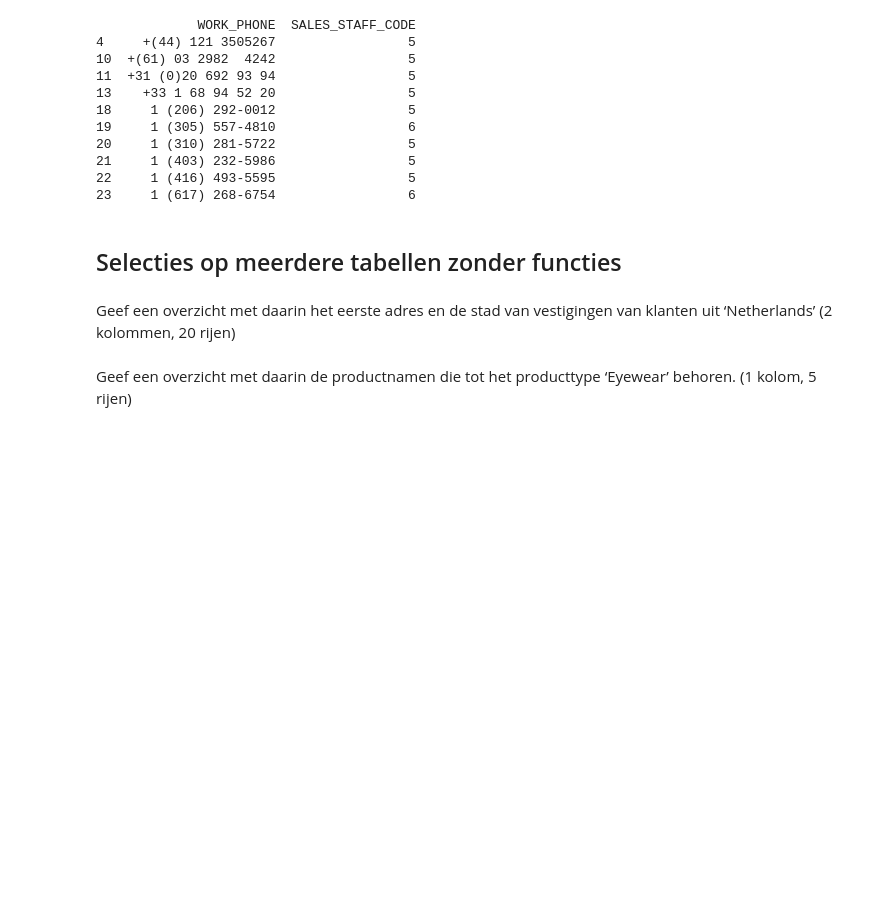
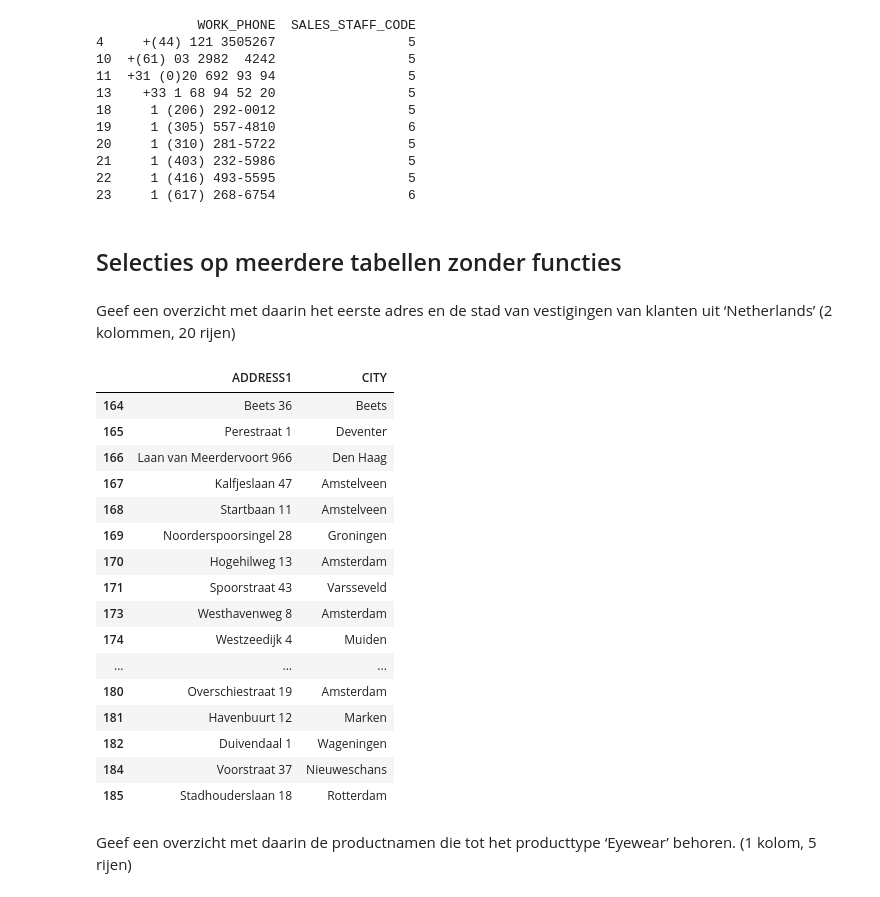
Before and after one commit to HumbertodeCastro/DEDS_portofolio, a Jupyter notebook: Practicum_2.3_Opdrachten.ipynb, the cells around one changed output. Drawn from its saved outputs; the diff is of its cells as text; code cells hidden in the pictures; blank space fills up the shorter version.

```diff
--- a/Practicum_2.3_Opdrachten.ipynb
+++ b/Practicum_2.3_Opdrachten.ipynb
@@ -218,5 +318,32 @@ print(meer_dan_4)
 ## Selecties op meerdere tabellen zonder functies
 # %% [markdown]
 Geef een overzicht met daarin het eerste adres en de stad van vestigingen van klanten uit ‘Netherlands’ (2 kolommen, 20 rijen)
+# %%
+
+merged = pd.merge(retailer_site, country, on='COUNTRY_CODE')
+
+nederlandse  = merged[merged['COUNTRY'] == 'Netherlands']
+
+resultaat = nederlandse[['ADDRESS1', 'CITY']]
+
+resultaat
+# %% [output]
+|  | ADDRESS1 | CITY |
+| 164 | Beets 36 | Beets |
+| 165 | Perestraat 1 | Deventer |
+| 166 | Laan van Meerdervoort 966 | Den Haag |
+| 167 | Kalfjeslaan 47 | Amstelveen |
+| 168 | Startbaan 11 | Amstelveen |
+| 169 | Noorderspoorsingel 28 | Groningen |
+| 170 | Hogehilweg 13 | Amsterdam |
+| 171 | Spoorstraat 43 | Varsseveld |
+| 173 | Westhavenweg 8 | Amsterdam |
+| 174 | Westzeedijk 4 | Muiden |
+| ... | ... | ... |
+| 180 | Overschiestraat 19 | Amsterdam |
+| 181 | Havenbuurt 12 | Marken |
+| 182 | Duivendaal 1 | Wageningen |
+| 184 | Voorstraat 37 | Nieuweschans |
+| 185 | Stadhouderslaan 18 | Rotterdam |
 # %% [markdown]
 Geef een overzicht met daarin de productnamen die tot het producttype ‘Eyewear’ behoren. (1 kolom, 5 rijen)
```
Also changed, not shown: parts of 33 cells of this notebook, 6 other files.
